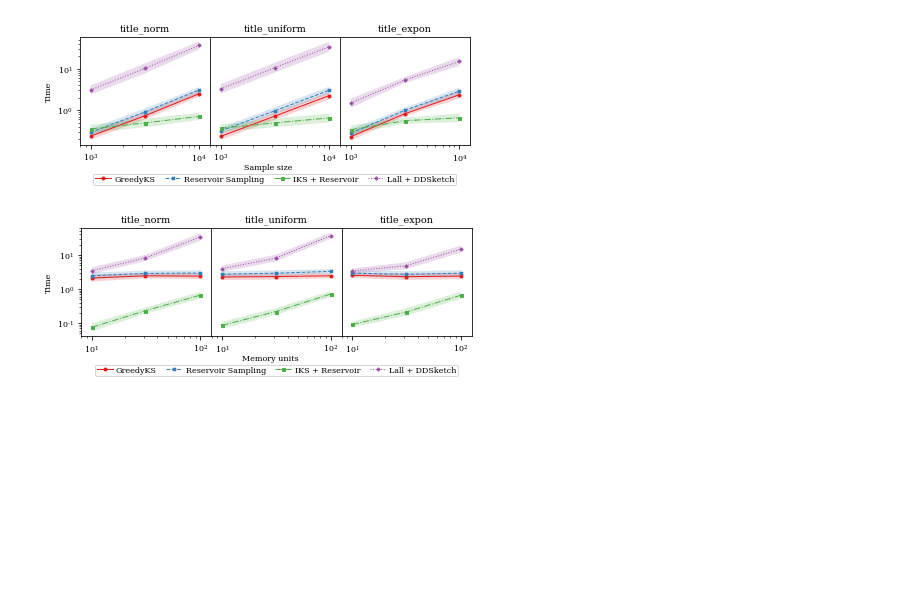
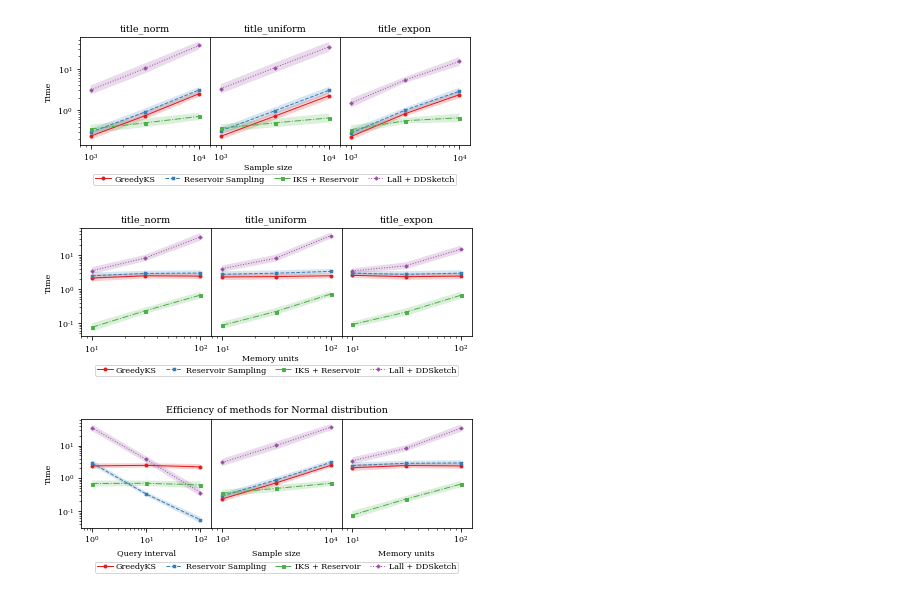
Before and after one commit to moretoknow/greedyks_experiments, a Jupyter notebook: efficiency.ipynb, the cells around one changed output. Drawn from its saved outputs; the diff is of its cells as text; code cells hidden in the pictures; blank space fills up the shorter version.

Commit message:
Changing plot of efficiency experiment

```diff
--- a/efficiency.ipynb
+++ b/efficiency.ipynb
@@ -39,3 +40,17 @@ memo_units
 [figure]
 [figure]
 [figure]
+# %%
+results = {}
+
+for e in experiments:
+    r = pd.read_pickle('./data_pdf_files/efficiency_' + e[0] + '.pkl')
+    results[e[0]] = (r, e[2])
+
+util.plot_errors2(
+    results,
+    'Time',
+    "./data_pdf_files/efficiency.pdf"
+    )
+# %% [output]
+[figure, added]
```
Also changed, not shown: parts of 1 cell of this notebook, 1 other file.
